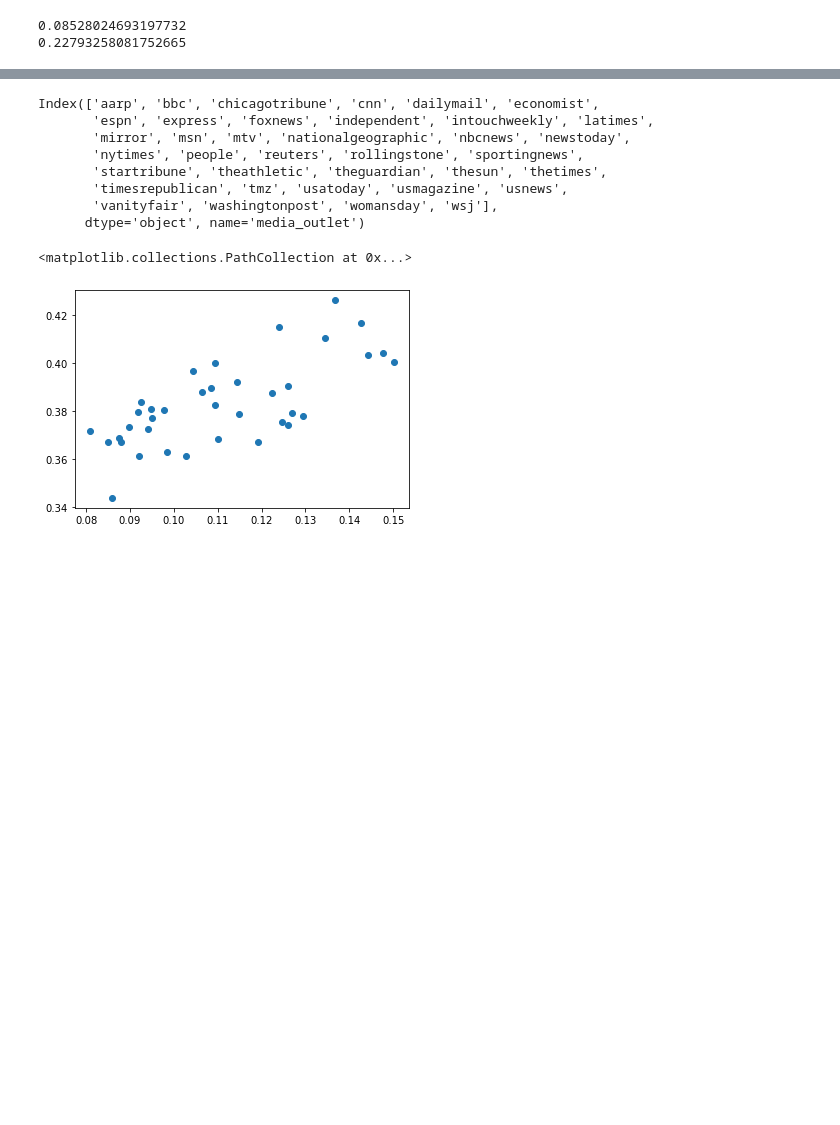
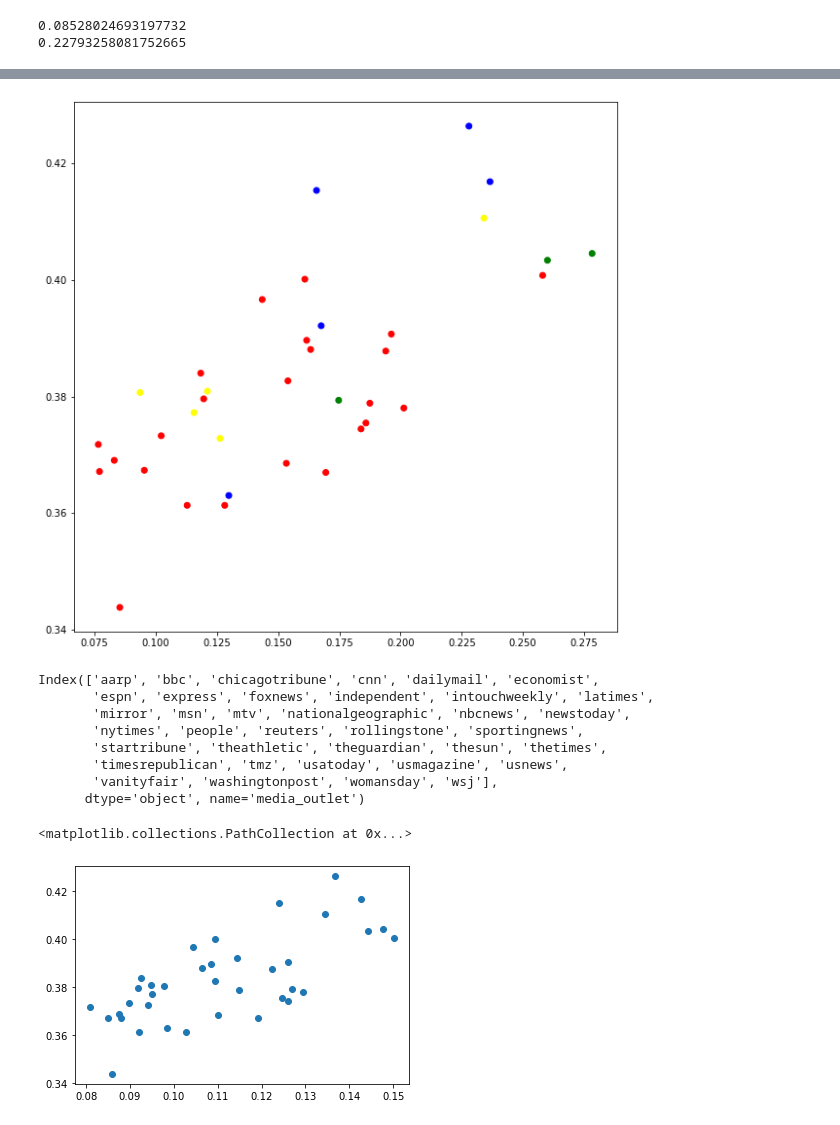
Before and after one commit to epfl-ada/ada-2021-project-gutta-boys, a Jupyter notebook: Media_analyses.ipynb, the cells around one changed output, grey strips where cells are left out. Cells and saved outputs as stored; diff of their text form; code cells hidden in the pictures; blank space fills up the shorter version.

```diff
--- a/Media_analyses.ipynb
+++ b/Media_analyses.ipynb
@@ -258,3 +250,31 @@ for i, txt in enumerate(name):
+# %%
+mean_polar = df.groupby(by = ['media_outlet'])['compound'].mean()
+mean_subj = df.groupby(by = ['media_outlet'])['blob_subj'].mean()
+
+
+name = mean_polar.keys()
+
+def pltcolor(lst):
+    cols=[]
+    for l in lst:
+        if (l in newspapers):
+            cols.append('red')
+        elif (l in celebmagazines):
+            cols.append('blue')
+        elif (l in other):
+            cols.append('yellow')
+        else:
+            cols.append('green')
+    return cols
+# Create the colors list using the function above
+cols=pltcolor(mean_polar.keys())
+
+fig, ax = plt.subplots(figsize=(10,10))
+ax.scatter(mean_polar, mean_subj, c=cols)
+for i, txt in enumerate(name):
+    ax.annotate(txt, (mean_subj[i], mean_polar[i]))
+# %% [output]
+[figure, added]
 # %%
 a  = mean_polar.keys()
 a
```
Also changed, not shown: parts of 7 cells of this notebook.
